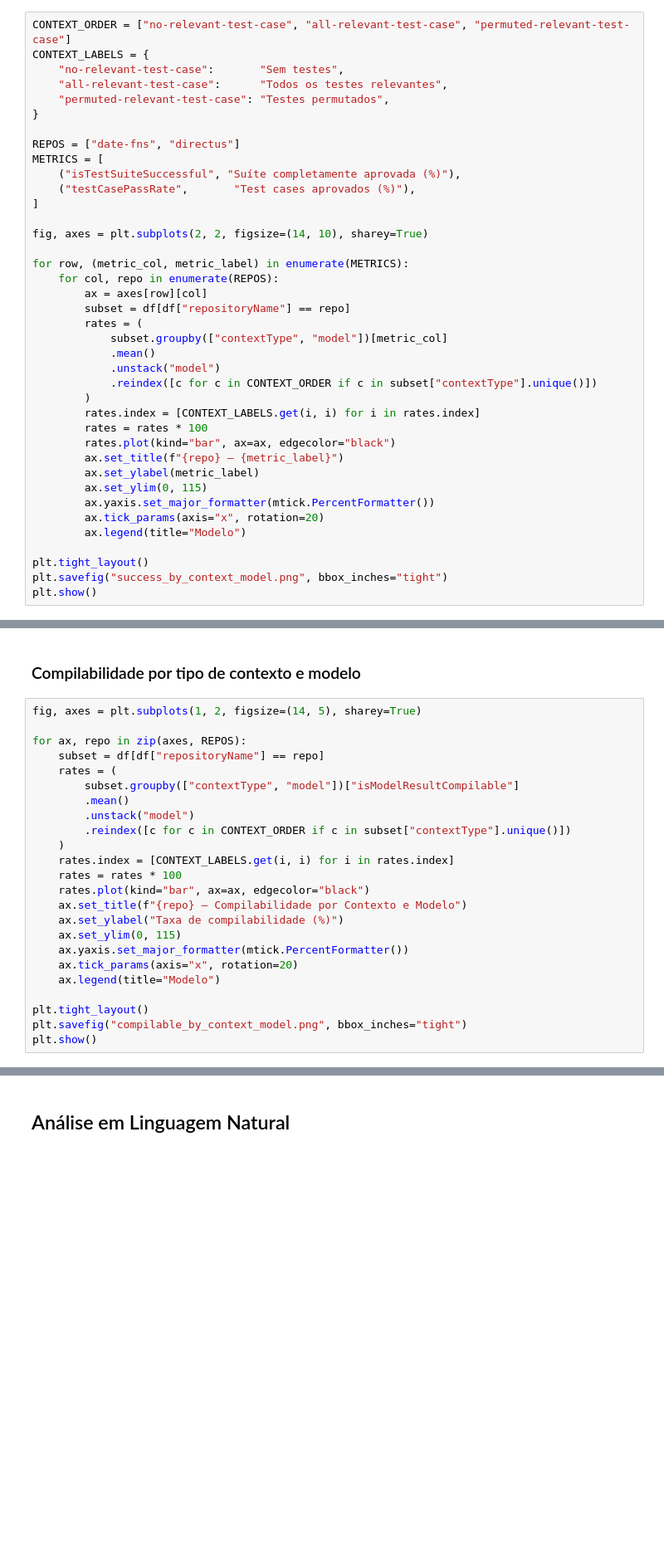
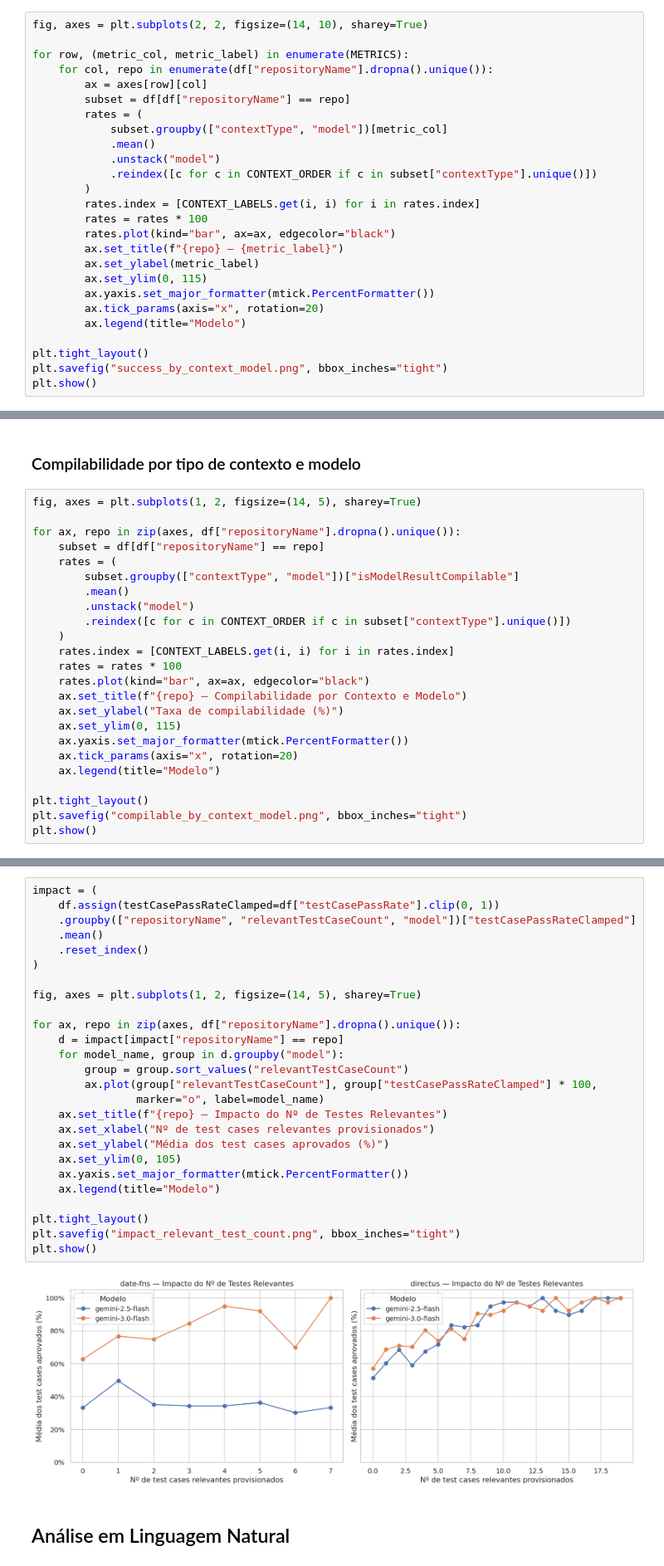
Before and after one commit to guilhermebkel/vem2026-test-driven-prompting, a Jupyter notebook: research/analysis.ipynb, the cells around one changed output, grey strips where cells are left out. Shown at 83% size. Saved outputs shown, nothing was run; the diff lists cells and outputs as text; blank space fills up the shorter version.

Commit message:
chore(*): update metrics

```diff
--- a/research/analysis.ipynb
+++ b/research/analysis.ipynb
@@ -86,21 +98,8 @@ Taxa global de compilabilidade: 0.6685
 # %%
-CONTEXT_ORDER = ["no-relevant-test-case", "all-relevant-test-case", "permuted-relevant-test-case"]
-CONTEXT_LABELS = {
-    "no-relevant-test-case":       "Sem testes",
-    "all-relevant-test-case":      "Todos os testes relevantes",
-    "permuted-relevant-test-case": "Testes permutados",
-}
-
-REPOS = ["date-fns", "directus"]
-METRICS = [
-    ("isTestSuiteSuccessful", "Suíte completamente aprovada (%)"),
-    ("testCasePassRate",       "Test cases aprovados (%)"),
-]
-
 fig, axes = plt.subplots(2, 2, figsize=(14, 10), sharey=True)
 
 for row, (metric_col, metric_label) in enumerate(METRICS):
-    for col, repo in enumerate(REPOS):
+    for col, repo in enumerate(df["repositoryName"].dropna().unique()):
         ax = axes[row][col]
         subset = df[df["repositoryName"] == repo]
         rates = (
@@ -156,7 +155,7 @@ for repo in df["repositoryName"].dropna().unique():
 # %%
 fig, axes = plt.subplots(1, 2, figsize=(14, 5), sharey=True)
 
-for ax, repo in zip(axes, REPOS):
+for ax, repo in zip(axes, df["repositoryName"].dropna().unique()):
     subset = df[df["repositoryName"] == repo]
     rates = (
         subset.groupby(["contextType", "model"])["isModelResultCompilable"]
@@ -182,3 +183,31 @@ plt.show()
+# %%
+impact = (
+    df.assign(testCasePassRateClamped=df["testCasePassRate"].clip(0, 1))
+    .groupby(["repositoryName", "relevantTestCaseCount", "model"])["testCasePassRateClamped"]
+    .mean()
+    .reset_index()
+)
+
+fig, axes = plt.subplots(1, 2, figsize=(14, 5), sharey=True)
+
+for ax, repo in zip(axes, df["repositoryName"].dropna().unique()):
+    d = impact[impact["repositoryName"] == repo]
+    for model_name, group in d.groupby("model"):
+        group = group.sort_values("relevantTestCaseCount")
+        ax.plot(group["relevantTestCaseCount"], group["testCasePassRateClamped"] * 100,
+                marker="o", label=model_name)
+    ax.set_title(f"{repo} — Impacto do Nº de Testes Relevantes")
+    ax.set_xlabel("Nº de test cases relevantes provisionados")
+    ax.set_ylabel("Média dos test cases aprovados (%)")
+    ax.set_ylim(0, 105)
+    ax.yaxis.set_major_formatter(mtick.PercentFormatter())
+    ax.legend(title="Modelo")
+
+plt.tight_layout()
+plt.savefig("impact_relevant_test_count.png", bbox_inches="tight")
+plt.show()
+# %% [output]
+[figure, added]
 # %% [markdown]
 ## Análise em Linguagem Natural
 # %% [markdown]
```
Also changed, not shown: parts of 5 cells of this notebook, 5 other files.
